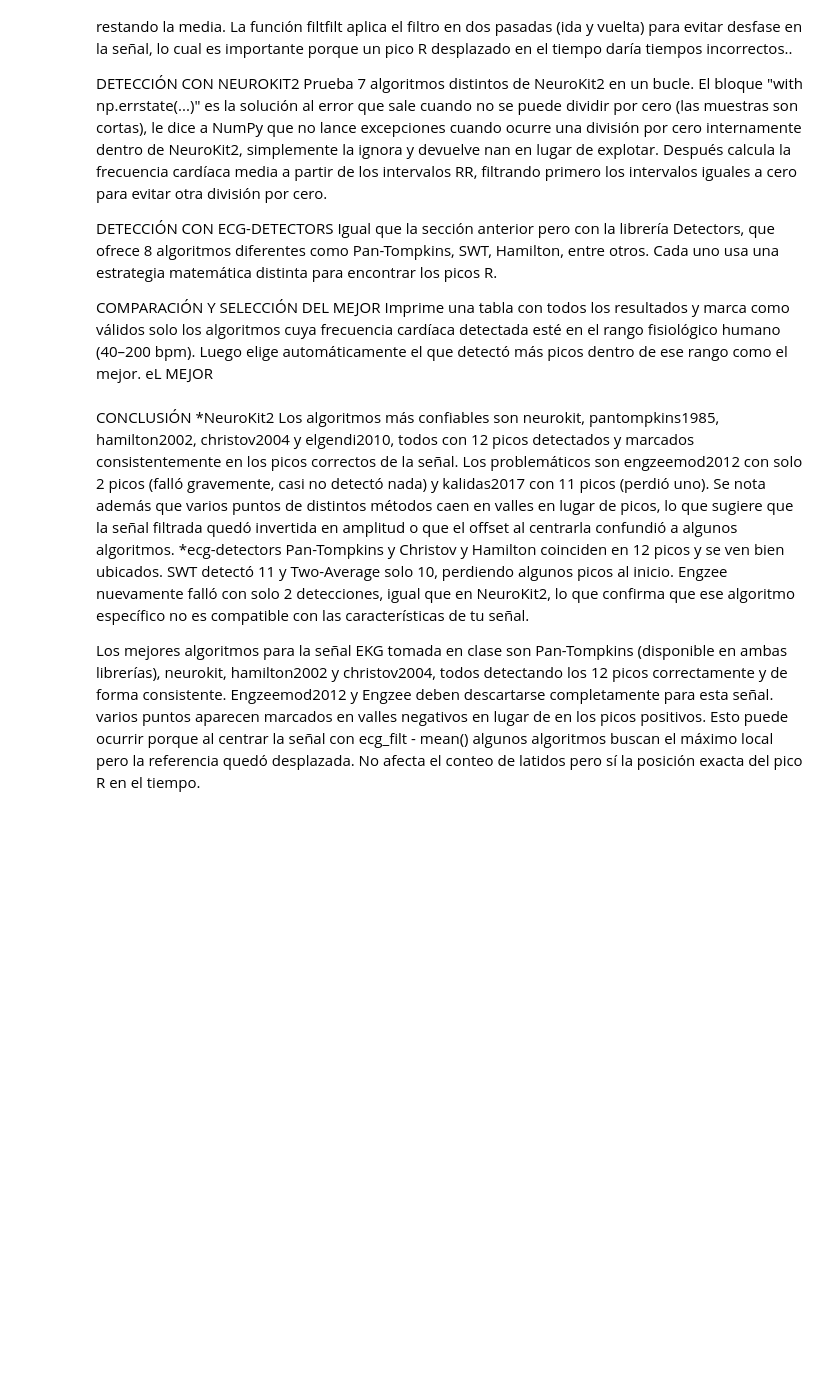
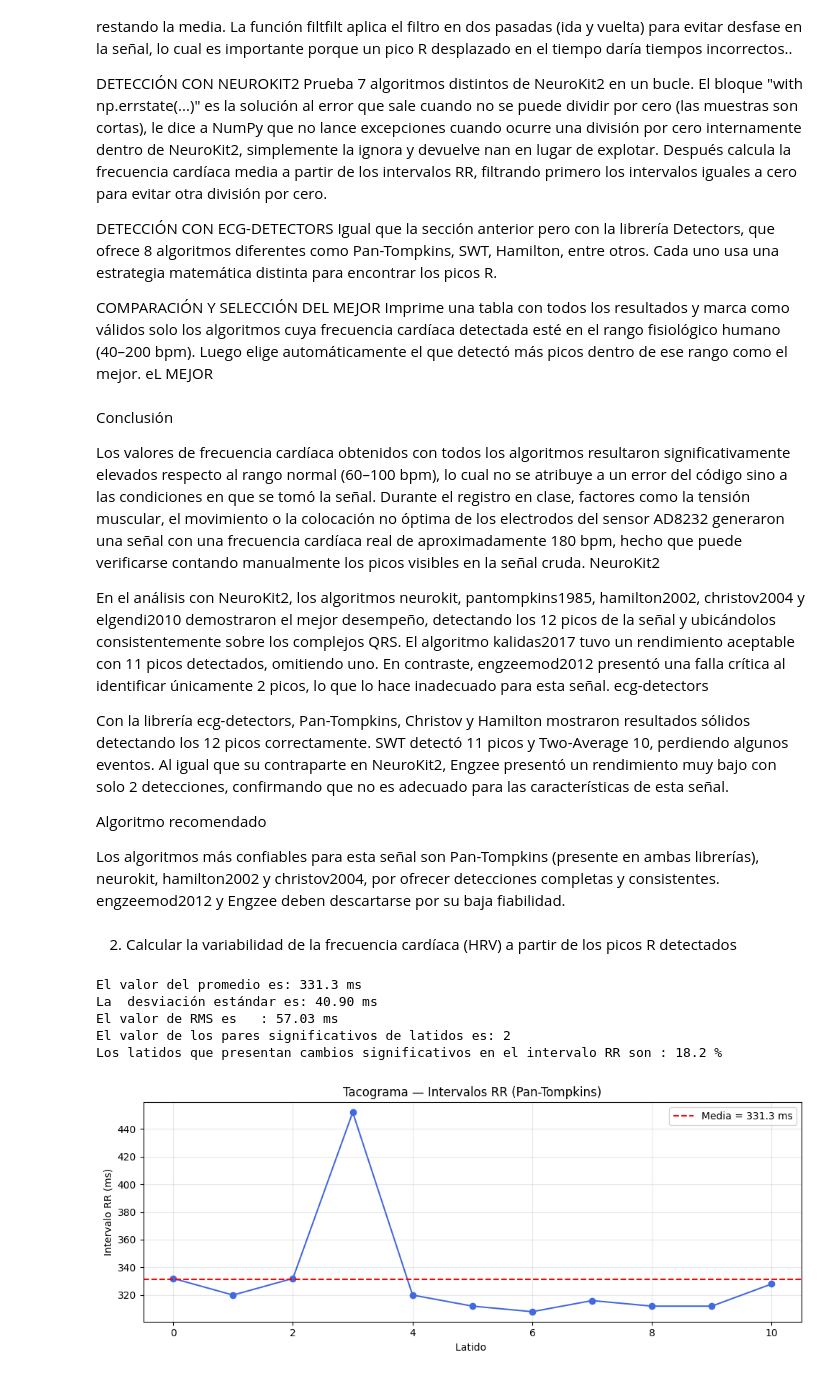
Before and after one commit to mariacamilato/Practica_4_Biosenales, a Jupyter notebook: IntroducciónBiopotenciales.ipynb, the cells around one changed output. Cells and saved outputs as stored; diff of their text form; code cells hidden in the pictures; blank space fills up the shorter version.

```diff
--- a/IntroducciónBiopotenciales.ipynb
+++ b/IntroducciónBiopotenciales.ipynb
@@ -327,11 +335,57 @@ Igual que la sección anterior pero con la librería Detectors, que ofrece 8 alg
 COMPARACIÓN Y SELECCIÓN DEL MEJOR
 Imprime una tabla con todos los resultados y marca como válidos solo los algoritmos cuya frecuencia cardíaca detectada esté en el rango fisiológico humano (40–200 bpm). Luego elige automáticamente el que detectó más picos dentro de ese rango como el mejor. eL MEJOR
 # %% [markdown]
-CONCLUSIÓN
-*NeuroKit2
-Los algoritmos más confiables son neurokit, pantompkins1985, hamilton2002, christov2004 y elgendi2010, todos con 12 picos detectados y marcados consistentemente en los picos correctos de la señal. Los problemáticos son engzeemod2012 con solo 2 picos (falló gravemente, casi no detectó nada) y kalidas2017 con 11 picos (perdió uno). Se nota además que varios puntos de distintos métodos caen en valles en lugar de picos, lo que sugiere que la señal filtrada quedó invertida en amplitud o que el offset al centrarla confundió a algunos algoritmos.
-*ecg-detectors
-Pan-Tompkins y Christov y Hamilton coinciden en 12 picos y se ven bien ubicados. SWT detectó 11 y Two-Average solo 10, perdiendo algunos picos al inicio. Engzee nuevamente falló con solo 2 detecciones, igual que en NeuroKit2, lo que confirma que ese algoritmo específico no es compatible con las características de tu señal.
+Conclusión
 
-Los mejores algoritmos para la señal EKG tomada en clase son Pan-Tompkins (disponible en ambas librerías), neurokit, hamilton2002 y christov2004, todos detectando los 12 picos correctamente y de forma consistente. Engzeemod2012 y Engzee deben descartarse completamente para esta señal.
-varios puntos aparecen marcados en valles negativos en lugar de en los picos positivos. Esto puede ocurrir porque al centrar la señal con ecg_filt - mean() algunos algoritmos buscan el máximo local pero la referencia quedó desplazada. No afecta el conteo de latidos pero sí la posición exacta del pico R en el tiempo.
+Los valores de frecuencia cardíaca obtenidos con todos los algoritmos resultaron significativamente elevados respecto al rango normal (60–100 bpm), lo cual no se atribuye a un error del código sino a las condiciones en que se tomó la señal. Durante el registro en clase, factores como la tensión muscular, el movimiento o la colocación no óptima de los electrodos del sensor AD8232 generaron una señal con una frecuencia cardíaca real de aproximadamente 180 bpm, hecho que puede verificarse contando manualmente los picos visibles en la señal cruda.
+NeuroKit2
+
+En el análisis con NeuroKit2, los algoritmos neurokit, pantompkins1985, hamilton2002, christov2004 y elgendi2010 demostraron el mejor desempeño, detectando los 12 picos de la señal y ubicándolos consistentemente sobre los complejos QRS. El algoritmo kalidas2017 tuvo un rendimiento aceptable con 11 picos detectados, omitiendo uno. En contraste, engzeemod2012 presentó una falla crítica al identificar únicamente 2 picos, lo que lo hace inadecuado para esta señal.
+ecg-detectors
+
+Con la librería ecg-detectors, Pan-Tompkins, Christov y Hamilton mostraron resultados sólidos detectando los 12 picos correctamente. SWT detectó 11 picos y Two-Average 10, perdiendo algunos eventos. Al igual que su contraparte en NeuroKit2, Engzee presentó un rendimiento muy bajo con solo 2 detecciones, confirmando que no es adecuado para las características de esta señal.
+
+Algoritmo recomendado
+
+Los algoritmos más confiables para esta señal son Pan-Tompkins (presente en ambas librerías), neurokit, hamilton2002 y christov2004, por ofrecer detecciones completas y consistentes. engzeemod2012 y Engzee deben descartarse por su baja fiabilidad.
+# %% [markdown]
+2.	Calcular la variabilidad de la frecuencia cardíaca (HRV) a partir de los picos R detectados
+# %%
+# HRV — a partir de los picos R detectados con Pan-Tompkins
+picos = resultados_det["Pan-Tompkins"]["picos"]
+
+# Intervalos RR en milisegundos
+rr_ms = np.diff(picos) / FS * 1000.0
+
+# Métricas HRV
+promedio = np.mean(rr_ms)
+desviacion_estandar  = np.std(rr_ms, ddof=1)
+rms  = np.sqrt(np.mean(np.diff(rr_ms)**2))
+latidos    = np.sum(np.abs(np.diff(rr_ms)) > 50)
+porcentaje   = (latidos / len(rr_ms)) * 100
+
+print(f"El valor del promedio es: {promedio:.1f} ms")
+print(f"La  desviación estándar es: {desviacion_estandar:.2f} ms")
+print(f"El valor de RMS es   : {rms:.2f} ms")
+print(f"El valor de los pares significativos de latidos es: {latidos}")
+print(f"Los latidos que presentan cambios significativos en el intervalo RR son : {porcentaje:.1f} %")
+
+# Tacograma
+plt.figure(figsize=(10, 4))
+plt.plot(rr_ms, "o-", color="royalblue", lw=1.5, ms=6)
+plt.axhline(promedio, color="red", ls="--", label=f"Media = {promedio:.1f} ms")
+plt.title("Tacograma — Intervalos RR (Pan-Tompkins)")
+plt.xlabel("Latido ")
+plt.ylabel("Intervalo RR (ms)")
+plt.legend()
+plt.grid(True, alpha=0.3)
+plt.tight_layout()
+plt.savefig("hrv_tacograma.png", dpi=150)
+plt.show()
+# %% [output]
+El valor del promedio es: 331.3 ms
+La  desviación estándar es: 40.90 ms
+El valor de RMS es   : 57.03 ms
+El valor de los pares significativos de latidos es: 2
+Los latidos que presentan cambios significativos en el intervalo RR son : 18.2 %
+[figure, added]
```
Also changed, not shown: parts of 2 cells of this notebook, 4 other files.
